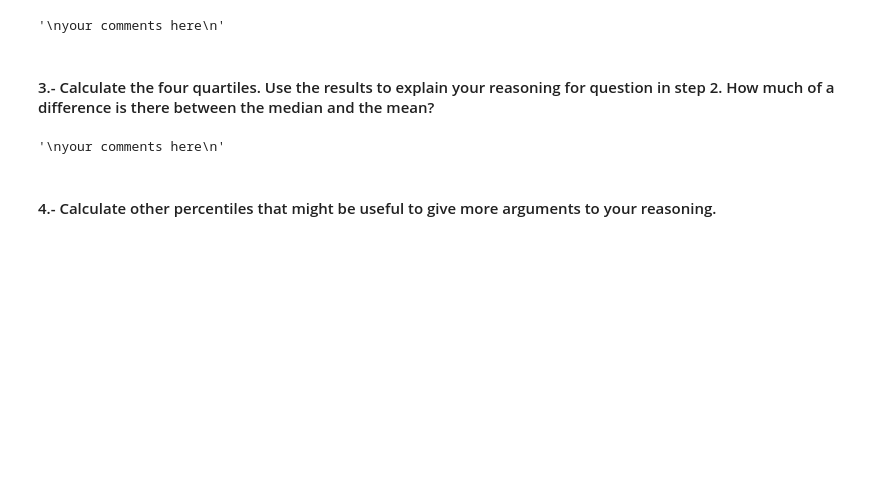
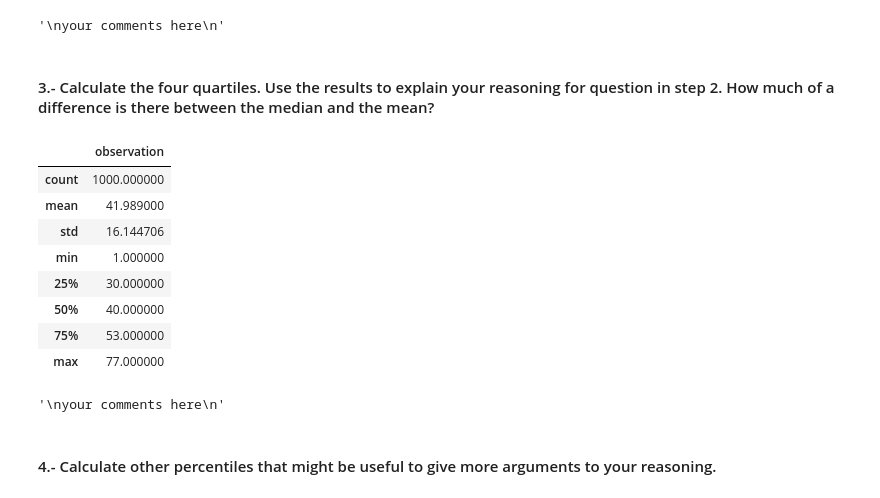
Before and after one commit to ta-data-lis/Descriptive-Stats, a Jupyter notebook: your-code/main.ipynb, the cells around one changed output. Saved outputs shown, nothing was run; the diff lists cells and outputs as text; code cells hidden in the pictures; blank space fills up the shorter version.

```diff
--- a/your-code/main.ipynb
+++ b/your-code/main.ipynb
@@ -373,6 +403,18 @@ your comments here
 #### 3.- Calculate the four quartiles. Use the results to explain your reasoning for question in step 2. How much of a difference is there between the median and the mean?
 # %%
 # your code here
+data.describe()
+#Explained above
+# %% [output]
+|  | observation |
+| count | 1000.000000 |
+| mean | 41.989000 |
+| std | 16.144706 |
+| min | 1.000000 |
+| 25% | 30.000000 |
+| 50% | 40.000000 |
+| 75% | 53.000000 |
+| max | 77.000000 |
 # %%
 """
 your comments here
```
Also changed, not shown: parts of 23 cells of this notebook.
